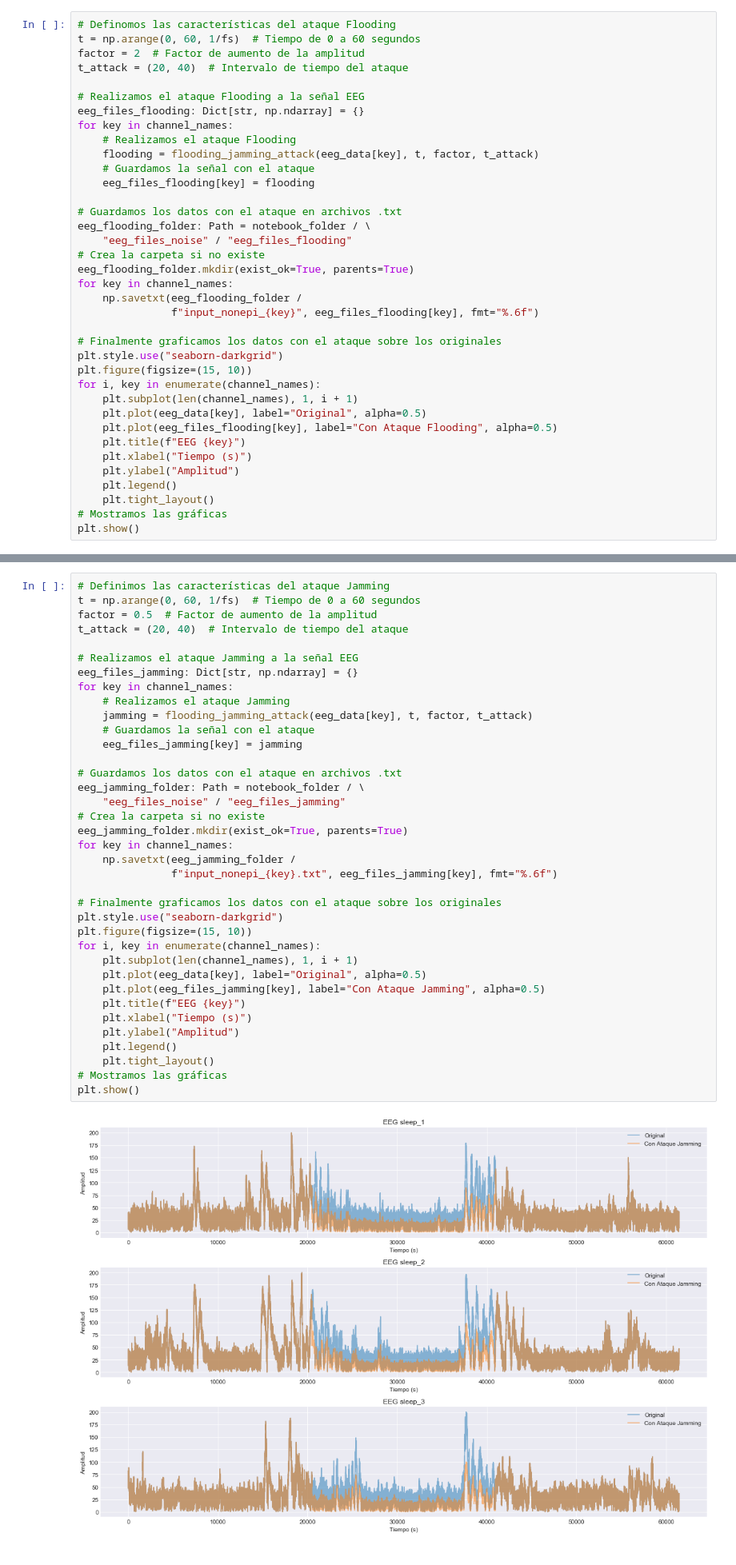
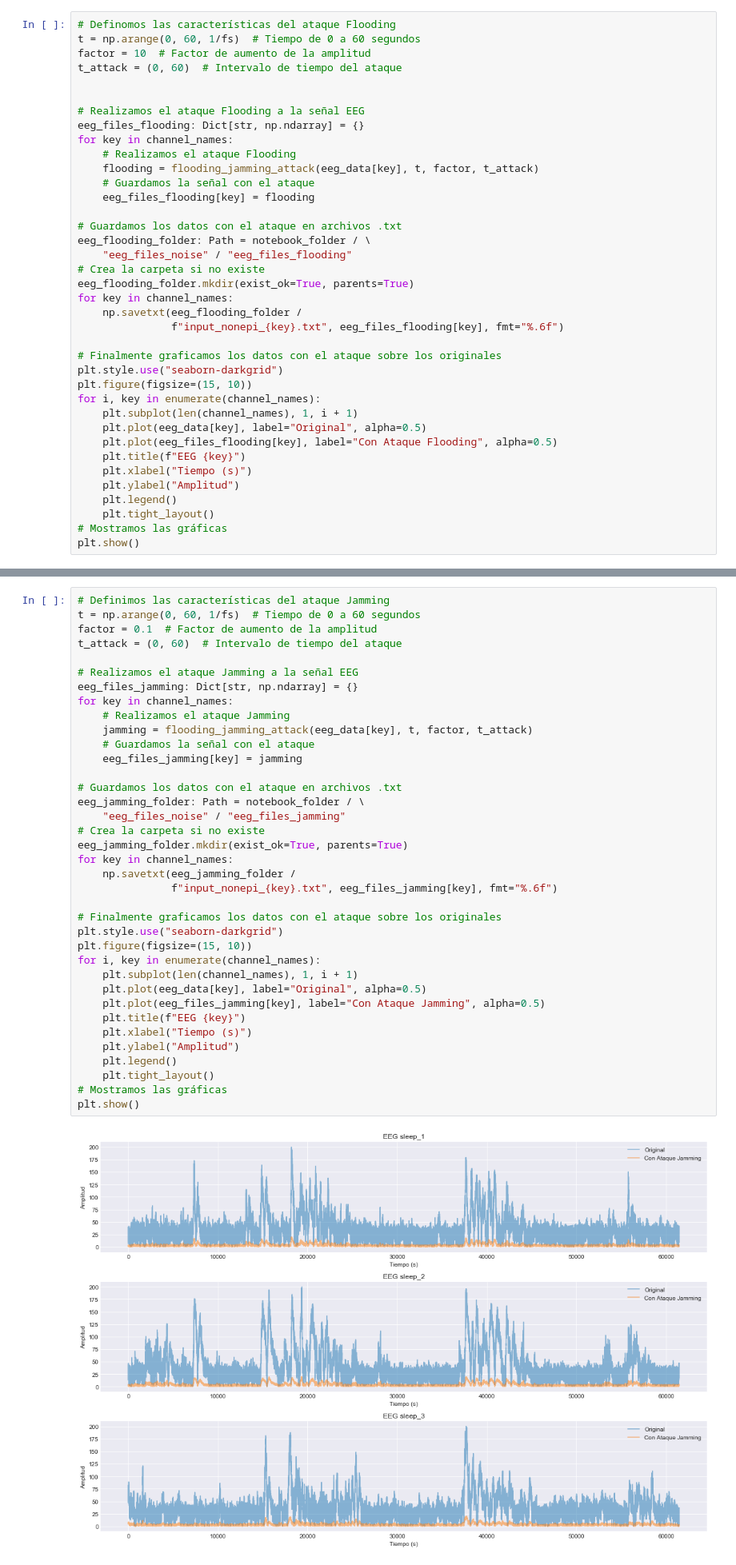
Before and after one commit to juanluserra/TFM-BigData, a Jupyter notebook: simulation-eeg/eeg_attacks.ipynb, the cells around one changed output, grey strips where cells are left out. Shown at 80% size. Drawn from its saved outputs; the diff is of its cells as text.

Commit message:
nuevos archivos eeg de ataques generados

```diff
--- a/simulation-eeg/eeg_attacks.ipynb
+++ b/simulation-eeg/eeg_attacks.ipynb
@@ -295,8 +295,9 @@ Realizamos primero el ataque Flooding.
 # %%
 # Definomos las características del ataque Flooding
 t = np.arange(0, 60, 1/fs)  # Tiempo de 0 a 60 segundos
-factor = 2  # Factor de aumento de la amplitud
-t_attack = (20, 40)  # Intervalo de tiempo del ataque
+factor = 10  # Factor de aumento de la amplitud
+t_attack = (0, 60)  # Intervalo de tiempo del ataque
+
 
 # Realizamos el ataque Flooding a la señal EEG
 eeg_files_flooding: Dict[str, np.ndarray] = {}
@@ -313,7 +314,7 @@ eeg_flooding_folder: Path = notebook_folder / \
 eeg_flooding_folder.mkdir(exist_ok=True, parents=True)
 for key in channel_names:
     np.savetxt(eeg_flooding_folder /
-               f"input_nonepi_{key}", eeg_files_flooding[key], fmt="%.6f")
+               f"input_nonepi_{key}.txt", eeg_files_flooding[key], fmt="%.6f")
 
 # Finalmente graficamos los datos con el ataque sobre los originales
 plt.style.use("seaborn-darkgrid")
@@ -336,42 +337,42 @@ Ahora realizamos el ataque Jamming.
 # %%
 # Definimos las características del ataque Jamming
 t = np.arange(0, 60, 1/fs)  # Tiempo de 0 a 60 segundos
-factor = 0.5  # Factor de aumento de la amplitud
-t_attack = (20, 40)  # Intervalo de tiempo del ataque
+factor = 0.1  # Factor de aumento de la amplitud
+t_attack = (0, 60)  # Intervalo de tiempo del ataque
 
 # Realizamos el ataque Jamming a la señal EEG
 eeg_files_jamming: Dict[str, np.ndarray] = {}
 for key in channel_names:
     # Realizamos el ataque Jamming
     jamming = flooding_jamming_attack(eeg_data[key], t, factor, t_attack)
     # Guardamos la señal con el ataque
     eeg_files_jamming[key] = jamming
 
 # Guardamos los datos con el ataque en archivos .txt
 eeg_jamming_folder: Path = notebook_folder / \
     "eeg_files_noise" / "eeg_files_jamming"
 # Crea la carpeta si no existe
 eeg_jamming_folder.mkdir(exist_ok=True, parents=True)
 for key in channel_names:
     np.savetxt(eeg_jamming_folder /
                f"input_nonepi_{key}.txt", eeg_files_jamming[key], fmt="%.6f")
 
 # Finalmente graficamos los datos con el ataque sobre los originales
 plt.style.use("seaborn-darkgrid")
 plt.figure(figsize=(15, 10))
 for i, key in enumerate(channel_names):
     plt.subplot(len(channel_names), 1, i + 1)
     plt.plot(eeg_data[key], label="Original", alpha=0.5)
     plt.plot(eeg_files_jamming[key], label="Con Ataque Jamming", alpha=0.5)
     plt.title(f"EEG {key}")
     plt.xlabel("Tiempo (s)")
     plt.ylabel("Amplitud")
     plt.legend()
     plt.tight_layout()
 # Mostramos las gráficas
 plt.show()
 # %% [output]
-[figure, old version]
+[figure, new version]
 # %% [markdown]
 ## Ataque "Scanning"
 # %% [markdown]
```
Also changed, not shown: parts of 4 cells of this notebook, 21 other files.
